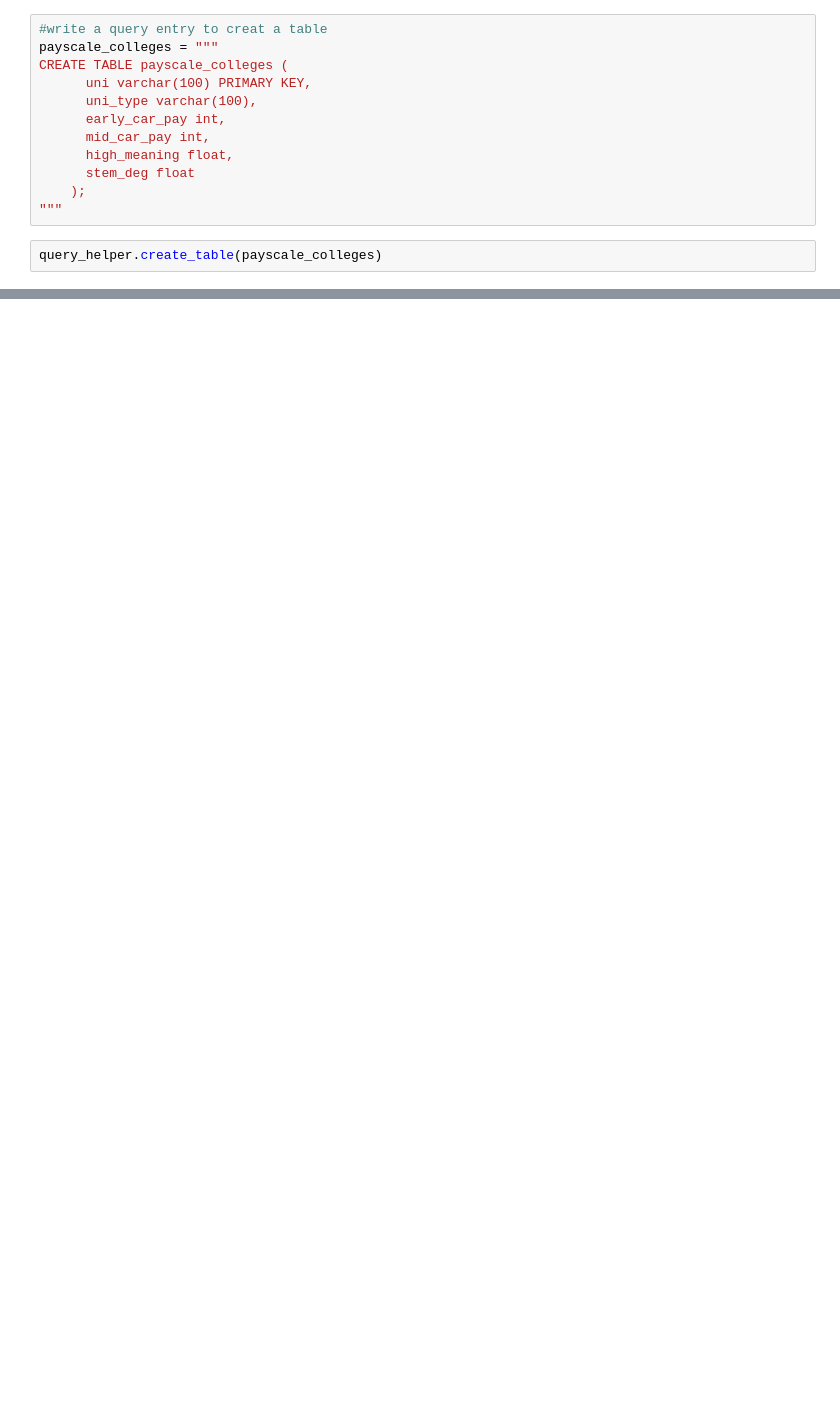
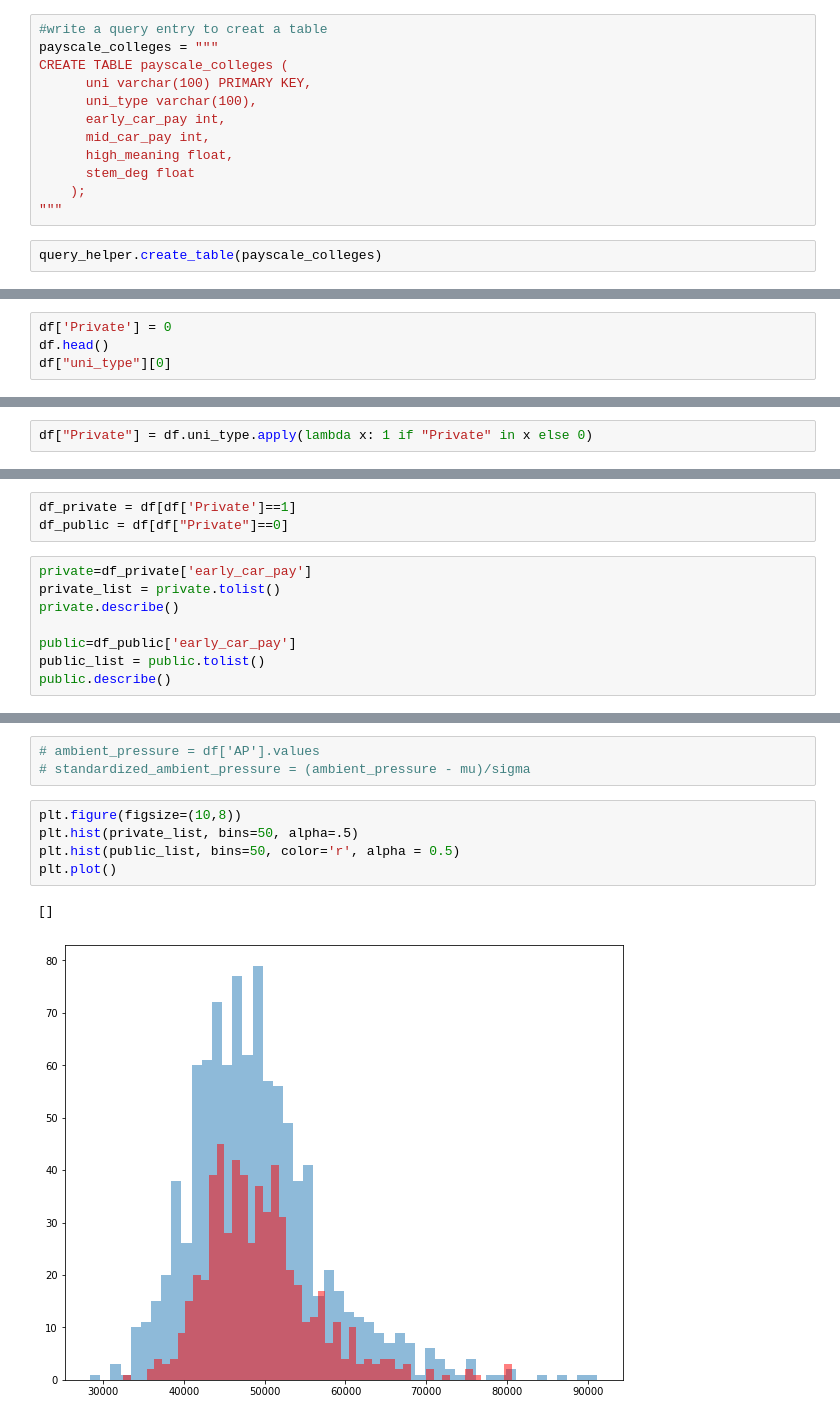
Before and after one commit to gseemann/College_Stats_Test, a Jupyter notebook: Gabriel.ipynb, the cells around one changed output, grey strips where cells are left out. Saved outputs shown, nothing was run; the diff lists cells and outputs as text; blank space fills up the shorter version.

Commit message:
simple stats and graphs

```diff
--- a/Gabriel.ipynb
+++ b/Gabriel.ipynb
@@ -78,0 +127,4 @@ while web_page_iterator <64:
+# %%
+df['Private'] = 0
+df.head()
+df["uni_type"][0]
@@ -78,0 +150,2 @@ while web_page_iterator <64:
+# %%
+df["Private"] = df.uni_type.apply(lambda x: 1 if "Private" in x else 0)
@@ -78,0 +224,11 @@ while web_page_iterator <64:
+# %%
+df_private = df[df['Private']==1]
+df_public = df[df["Private"]==0]
+# %%
+private=df_private['early_car_pay']
+private_list = private.tolist()
+private.describe()
+
+public=df_public['early_car_pay']
+public_list = public.tolist()
+public.describe()
@@ -78,0 +252,11 @@ while web_page_iterator <64:
+# %%
+# ambient_pressure = df['AP'].values
+# standardized_ambient_pressure = (ambient_pressure - mu)/sigma
+# %%
+plt.figure(figsize=(10,8))
+plt.hist(private_list, bins=50, alpha=.5)
+plt.hist(public_list, bins=50, color='r', alpha = 0.5)
+plt.plot()
+# %% [output]
+[]
+[figure, added]
```
Also changed, not shown: parts of 28 cells of this notebook.
